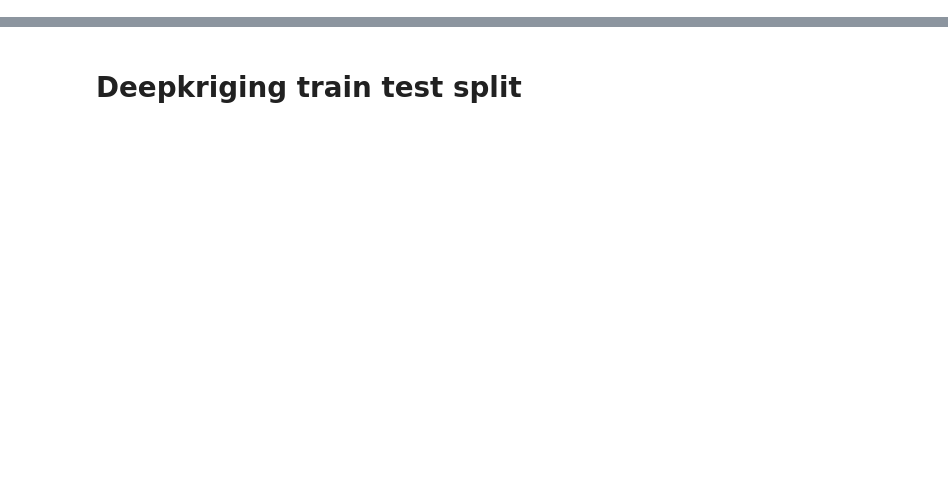
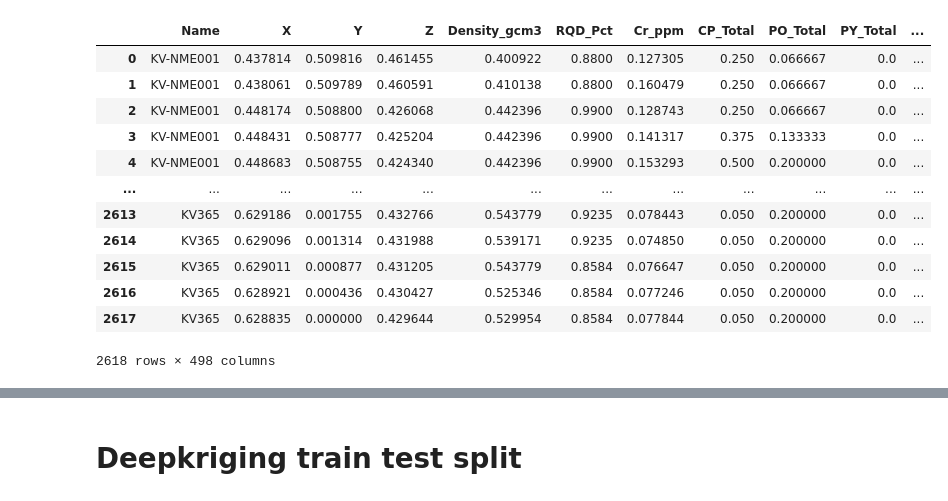
Before and after one commit to Fabian-Leal/PhD-Thesis---Incorporating-Deep-Learning-into-Statistical-Models-for-Spatial-Interpolation, a Jupyter notebook: Paper 3 PhD BNNs for multivariate predictions/DeepKriging/Explanations/Explanations.ipynb, the cells around one changed output, grey strips where cells are left out. Saved outputs shown, nothing was run; the diff lists cells and outputs as text; code cells hidden in the pictures; blank space fills up the shorter version.

```diff
--- a/Paper 3 PhD BNNs for multivariate predictions/DeepKriging/Explanations/Explanations.ipynb
+++ b/Paper 3 PhD BNNs for multivariate predictions/DeepKriging/Explanations/Explanations.ipynb
@@ -20,3 +20,19 @@ deposit_data = pd.read_csv("../../Curated_data/final_dataset.csv", low_memory=Fa
+# %%
+deposit_data
+# %% [output]
+|  | Name | X | Y | Z | Density_gcm3 | RQD_Pct | Cr_ppm | CP_Total | PO_Total | PY_Total | ... |
+| 0 | KV-NME001 | 0.437814 | 0.509816 | 0.461455 | 0.400922 | 0.8800 | 0.127305 | 0.250 | 0.066667 | 0.0 | ... |
+| 1 | KV-NME001 | 0.438061 | 0.509789 | 0.460591 | 0.410138 | 0.8800 | 0.160479 | 0.250 | 0.066667 | 0.0 | ... |
+| 2 | KV-NME001 | 0.448174 | 0.508800 | 0.426068 | 0.442396 | 0.9900 | 0.128743 | 0.250 | 0.066667 | 0.0 | ... |
+| 3 | KV-NME001 | 0.448431 | 0.508777 | 0.425204 | 0.442396 | 0.9900 | 0.141317 | 0.375 | 0.133333 | 0.0 | ... |
+| 4 | KV-NME001 | 0.448683 | 0.508755 | 0.424340 | 0.442396 | 0.9900 | 0.153293 | 0.500 | 0.200000 | 0.0 | ... |
+| ... | ... | ... | ... | ... | ... | ... | ... | ... | ... | ... | ... |
+| 2613 | KV365 | 0.629186 | 0.001755 | 0.432766 | 0.543779 | 0.9235 | 0.078443 | 0.050 | 0.200000 | 0.0 | ... |
+| 2614 | KV365 | 0.629096 | 0.001314 | 0.431988 | 0.539171 | 0.9235 | 0.074850 | 0.050 | 0.200000 | 0.0 | ... |
+| 2615 | KV365 | 0.629011 | 0.000877 | 0.431205 | 0.543779 | 0.8584 | 0.076647 | 0.050 | 0.200000 | 0.0 | ... |
+| 2616 | KV365 | 0.628921 | 0.000436 | 0.430427 | 0.525346 | 0.8584 | 0.077246 | 0.050 | 0.200000 | 0.0 | ... |
+| 2617 | KV365 | 0.628835 | 0.000000 | 0.429644 | 0.529954 | 0.8584 | 0.077844 | 0.050 | 0.200000 | 0.0 | ... |
+2618 rows × 498 columns
 # %%
 #deposit_data['Random_Values'] = np.random.rand(len(deposit_data))
 # %%
```
Also changed, not shown: parts of 11 cells of this notebook, 7 other files.
